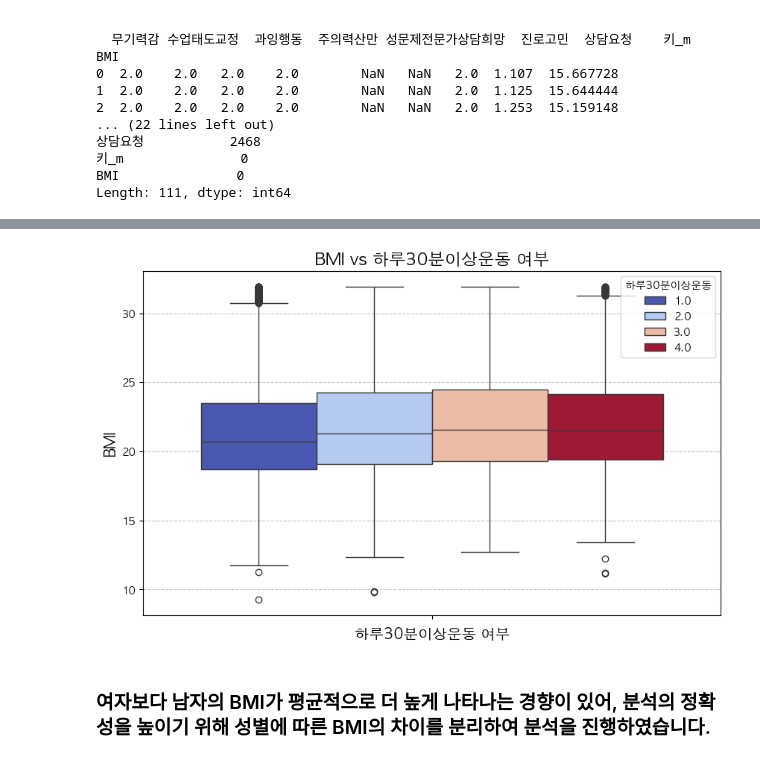
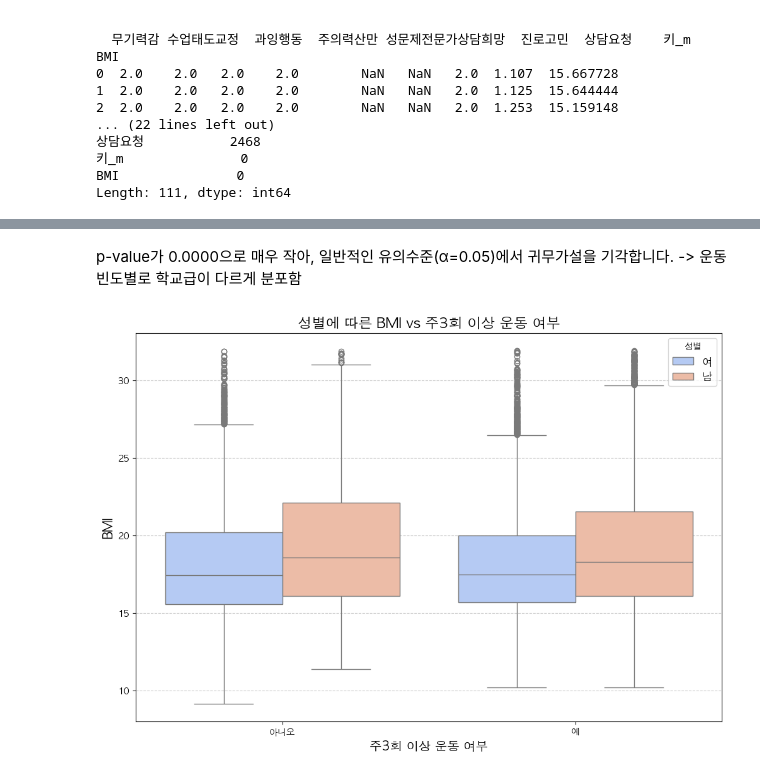
Before and after one commit to Statistical-Data-Analysis-2024/team-project, a Jupyter notebook: src/EDA/EDA_WorkOut_BMI.ipynb, the cells around one changed output, grey strips where cells are left out. Saved outputs shown, nothing was run; the diff lists cells and outputs as text; code cells hidden in the pictures.

```diff
--- a/src/EDA/EDA_WorkOut_BMI.ipynb
+++ b/src/EDA/EDA_WorkOut_BMI.ipynb
@@ -184,19 +476,23 @@ Name: BMI, dtype: float64
+# %% [markdown]
+p-value가 0.0000으로 매우 작아, 일반적인 유의수준(α=0.05)에서 귀무가설을 기각합니다.
+-> 운동빈도별로 학교급이 다르게 분포함
 # %%
 import seaborn as sns
 import matplotlib.pyplot as plt
 from matplotlib import rc
 
+# 한글 폰트 설정
 rc('font', family='AppleGothic')
 plt.rcParams['axes.unicode_minus'] = False
 
-plt.figure(figsize=(10, 6))
-sns.boxplot(data=cleaned_data, hue='하루30분이상운동', y='BMI', palette='coolwarm')
-plt.title('BMI vs 하루30분이상운동 여부', fontsize=16)
-plt.xlabel('하루30분이상운동 여부', fontsize=14)
+# 1. 주3회 이상 운동 여부와 성별에 따른 BMI 분포
+plt.figure(figsize=(12, 8))
+sns.boxplot(data=cleaned_data_exercise_3times, x='주 3회 운동여부', y='BMI', hue='성별', palette='coolwarm')
+plt.title('성별에 따른 BMI vs 주3회 이상 운동 여부', fontsize=16)
+plt.xlabel('주3회 이상 운동 여부', fontsize=14)
 plt.ylabel('BMI', fontsize=14)
+plt.legend(title='성별', fontsize=12)
 plt.grid(axis='y', linestyle='--', alpha=0.7)
 plt.show()
 # %% [output]
-[figure, old version]
+[figure, new version]
-# %% [markdown]
-### 여자보다 남자의 BMI가 평균적으로 더 높게 나타나는 경향이 있어, 분석의 정확성을 높이기 위해 성별에 따른 BMI의 차이를 분리하여 분석을 진행하였습니다.
```
Also changed, not shown: parts of 19 cells of this notebook.
